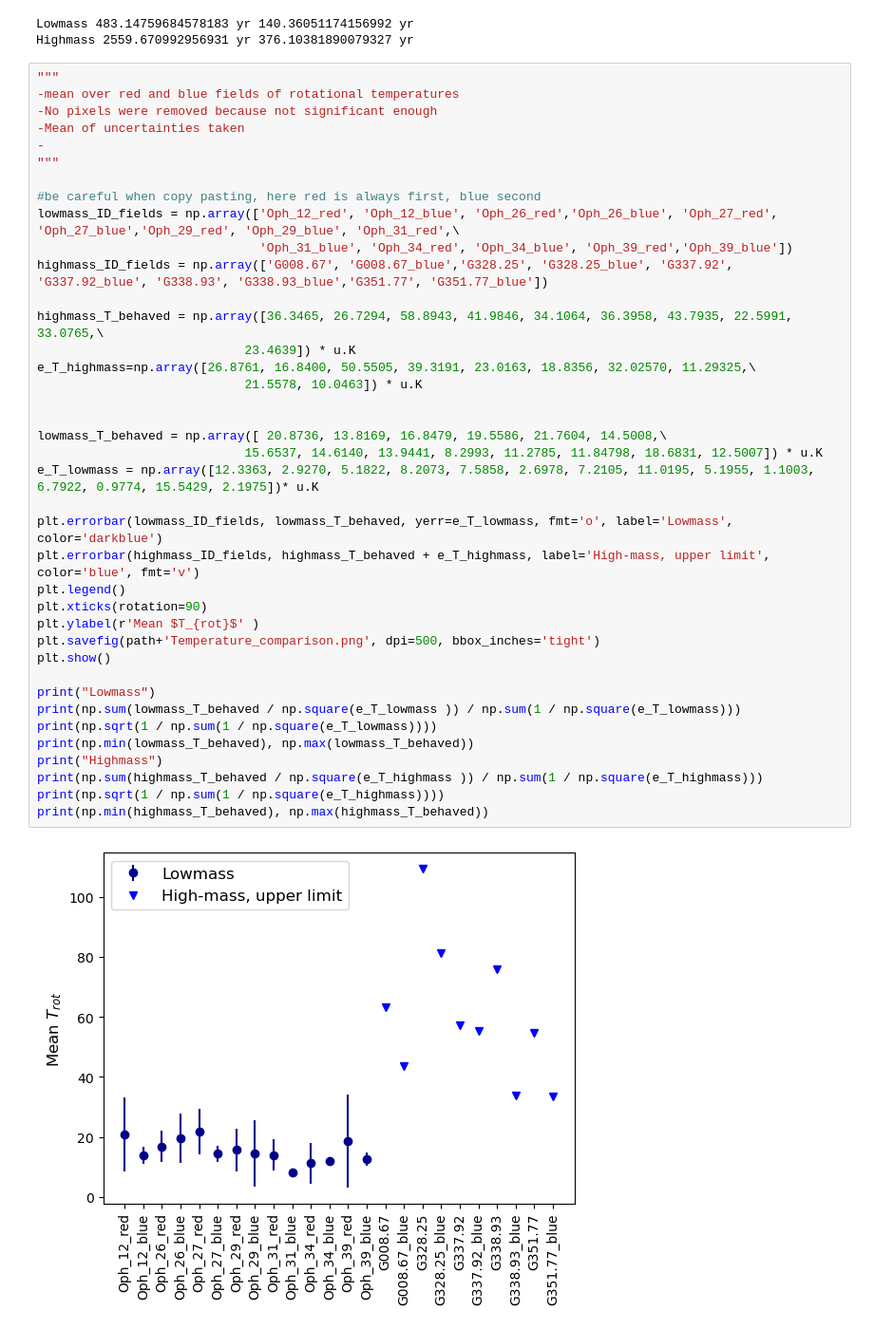
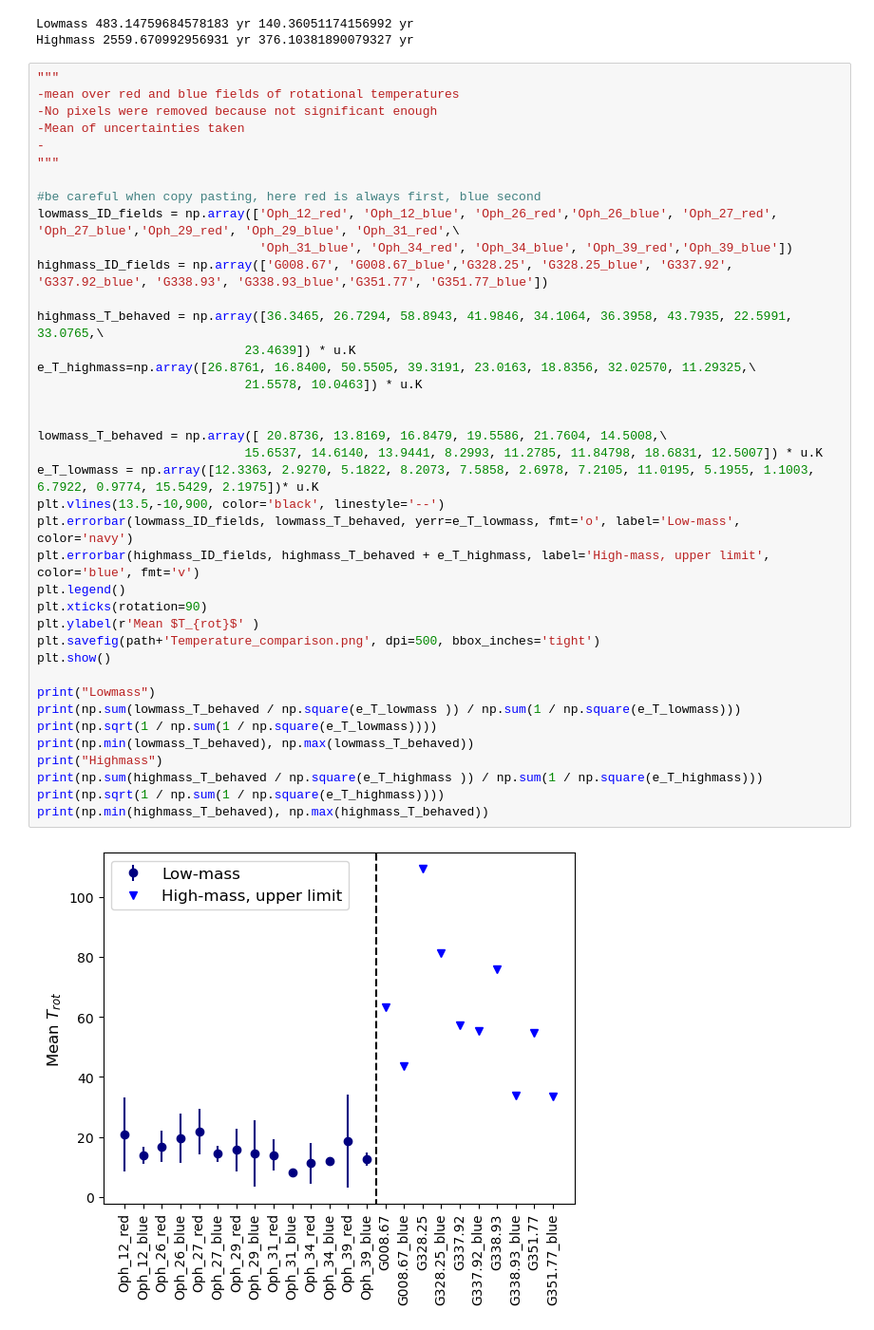
Before and after one commit to femkeballieux/master_project_2, a Jupyter notebook: code/discussion_plots.ipynb, the cells around one changed output. Shown at 95% size. Drawn from its saved outputs; the diff is of its cells as text.

```diff
--- a/code/discussion_plots.ipynb
+++ b/code/discussion_plots.ipynb
@@ -177,36 +178,36 @@ Highmass 2559.670992956931 yr 376.10381890079327 yr
 #be careful when copy pasting, here red is always first, blue second
 lowmass_ID_fields = np.array(['Oph_12_red', 'Oph_12_blue', 'Oph_26_red','Oph_26_blue', 'Oph_27_red', 'Oph_27_blue','Oph_29_red', 'Oph_29_blue', 'Oph_31_red',\
                               'Oph_31_blue', 'Oph_34_red', 'Oph_34_blue', 'Oph_39_red','Oph_39_blue'])
 highmass_ID_fields = np.array(['G008.67', 'G008.67_blue','G328.25', 'G328.25_blue', 'G337.92', 'G337.92_blue', 'G338.93', 'G338.93_blue','G351.77', 'G351.77_blue'])
 
 highmass_T_behaved = np.array([36.3465, 26.7294, 58.8943, 41.9846, 34.1064, 36.3958, 43.7935, 22.5991, 33.0765,\
                             23.4639]) * u.K
 e_T_highmass=np.array([26.8761, 16.8400, 50.5505, 39.3191, 23.0163, 18.8356, 32.02570, 11.29325,\
                             21.5578, 10.0463]) * u.K
 
 
 lowmass_T_behaved = np.array([ 20.8736, 13.8169, 16.8479, 19.5586, 21.7604, 14.5008,\
                             15.6537, 14.6140, 13.9441, 8.2993, 11.2785, 11.84798, 18.6831, 12.5007]) * u.K
 e_T_lowmass = np.array([12.3363, 2.9270, 5.1822, 8.2073, 7.5858, 2.6978, 7.2105, 11.0195, 5.1955, 1.1003, 6.7922, 0.9774, 15.5429, 2.1975])* u.K
-
-plt.errorbar(lowmass_ID_fields, lowmass_T_behaved, yerr=e_T_lowmass, fmt='o', label='Lowmass', color='darkblue')
+plt.vlines(13.5,-10,900, color='black', linestyle='--')
+plt.errorbar(lowmass_ID_fields, lowmass_T_behaved, yerr=e_T_lowmass, fmt='o', label='Low-mass', color='navy')
 plt.errorbar(highmass_ID_fields, highmass_T_behaved + e_T_highmass, label='High-mass, upper limit', color='blue', fmt='v')
 plt.legend()
 plt.xticks(rotation=90)
 plt.ylabel(r'Mean $T_{rot}$' )
 plt.savefig(path+'Temperature_comparison.png', dpi=500, bbox_inches='tight')
 plt.show()
 
 print("Lowmass")
 print(np.sum(lowmass_T_behaved / np.square(e_T_lowmass )) / np.sum(1 / np.square(e_T_lowmass)))
 print(np.sqrt(1 / np.sum(1 / np.square(e_T_lowmass))))
 print(np.min(lowmass_T_behaved), np.max(lowmass_T_behaved))
 print("Highmass")
 print(np.sum(highmass_T_behaved / np.square(e_T_highmass )) / np.sum(1 / np.square(e_T_highmass)))
 print(np.sqrt(1 / np.sum(1 / np.square(e_T_highmass))))
 print(np.min(highmass_T_behaved), np.max(highmass_T_behaved))
 # %% [output]
-[figure, old version]
+[figure, new version]
 Lowmass
 11.256091137941938 K
 0.6324125101780114 K
```
Also changed, not shown: parts of 5 cells of this notebook, 19 other files.
